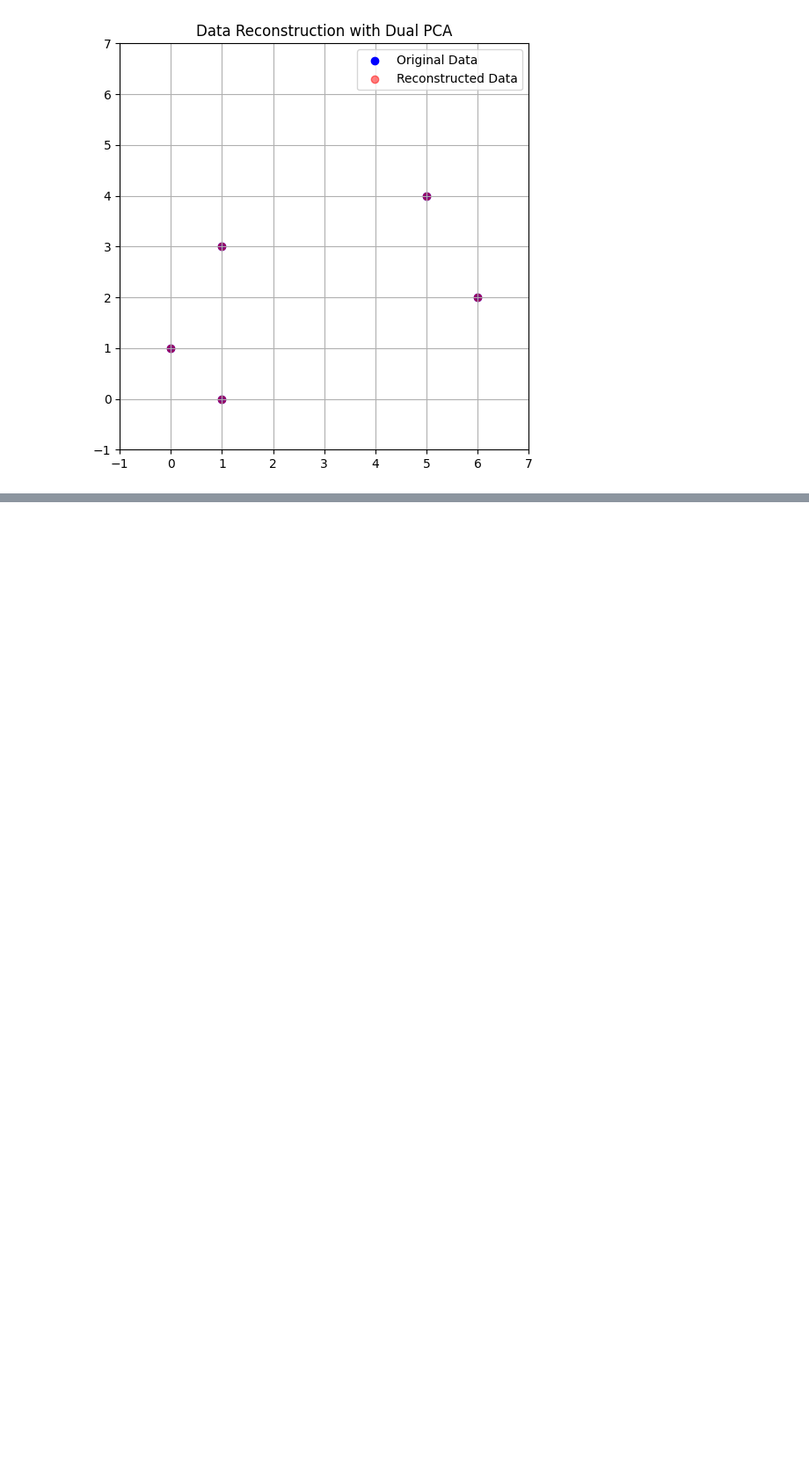
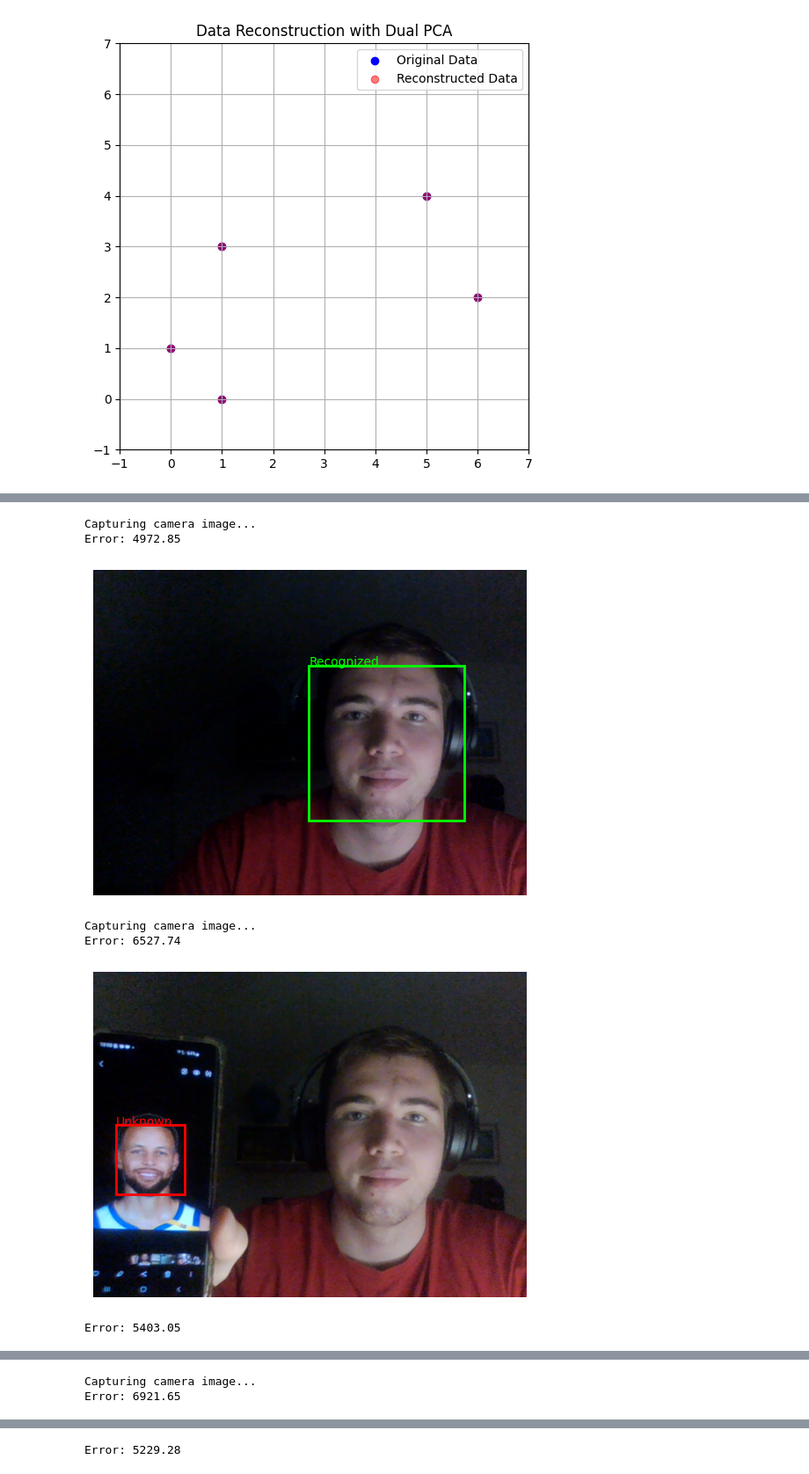
Before and after one commit to Aljaz200/Machine-Perception, a Jupyter notebook: assignment_6/Ass6.ipynb, the cells around one changed output, grey strips where cells are left out. Shown at 88% size. Drawn from its saved outputs; the diff is of its cells as text; code cells hidden in the pictures; blank space fills up the shorter version.

```diff
--- a/assignment_6/Ass6.ipynb
+++ b/assignment_6/Ass6.ipynb
@@ -232,0 +345,54 @@ plt.show()
+# %%
+def draw_rectangle(image, x, y, w, h, label, color=(1, 0, 0), thickness=2):
+    plt.imshow(image)
+    plt.gca().add_patch(plt.Rectangle((x, y), w, h, fill=False, edgecolor=color, linewidth=thickness))
+    plt.text(x, y, label, color=color)
+    plt.axis('off')
+    plt.show()
+
+
+def recognize_faces(pca, mean_face, resolution=(64, 64), threshold=1500):
+    cap = cv2.VideoCapture(0)
+    face_cascade = cv2.CascadeClassifier(cv2.data.haarcascades + 'haarcascade_frontalface_default.xml')
+
+    for _ in range(3):
+        time.sleep(2)
+        print("Capturing camera image...")
+        time.sleep(1)
+        ret, frame = cap.read()
+        if not ret:
+            break
+        frame = cv2.cvtColor(frame, cv2.COLOR_BGR2RGB)
+        gray = cv2.cvtColor(frame, cv2.COLOR_BGR2GRAY)
+        faces = face_cascade.detectMultiScale(gray, scaleFactor=1.1, minNeighbors=5, minSize=(100, 100))
+
+        for (x, y, w, h) in faces:
+            face = gray[y:y+h, x:x+w]
+            face_resized = cv2.resize(face, resolution).flatten()
+
+            projected_face = project_to_pca_space(face_resized, mean_face, pca)
+            reconstructed_face = reconstruct_from_pca_space(projected_face, mean_face, pca)
+
+            error = np.linalg.norm(face_resized - reconstructed_face)
+            color = (0, 1, 0) if error < threshold else (1, 0, 0)
+            label = "Recognized" if error < threshold else "Unknown"
+
+            print(f"Error: {error:.2f}")
+            draw_rectangle(frame, x, y, w, h, label, color=color)
+
+    cap.release()
+    cv2.destroyAllWindows()
+
+image_folder1 = "data/faces/Aljaz"
+image_matrix = prepare_image_matrix(image_folder1)
+eigenvectors, eigenvalues, mean_image = dual_pca_image(image_matrix)
+
+recognize_faces(eigenvectors.T, mean_image, resolution=(100, 80), threshold=6000)
+# %% [output]
+Capturing camera image...
+Error: 4972.85
+[figure, added]
+Capturing camera image...
+Error: 6527.74
+[figure, added]
+Error: 5403.05
@@ -232,0 +400,2 @@ plt.show()
+Capturing camera image...
+Error: 6921.65
@@ -232,0 +403 @@ plt.show()
+Error: 5229.28
```
Also changed, not shown: parts of 8 cells of this notebook, 1 other file.
